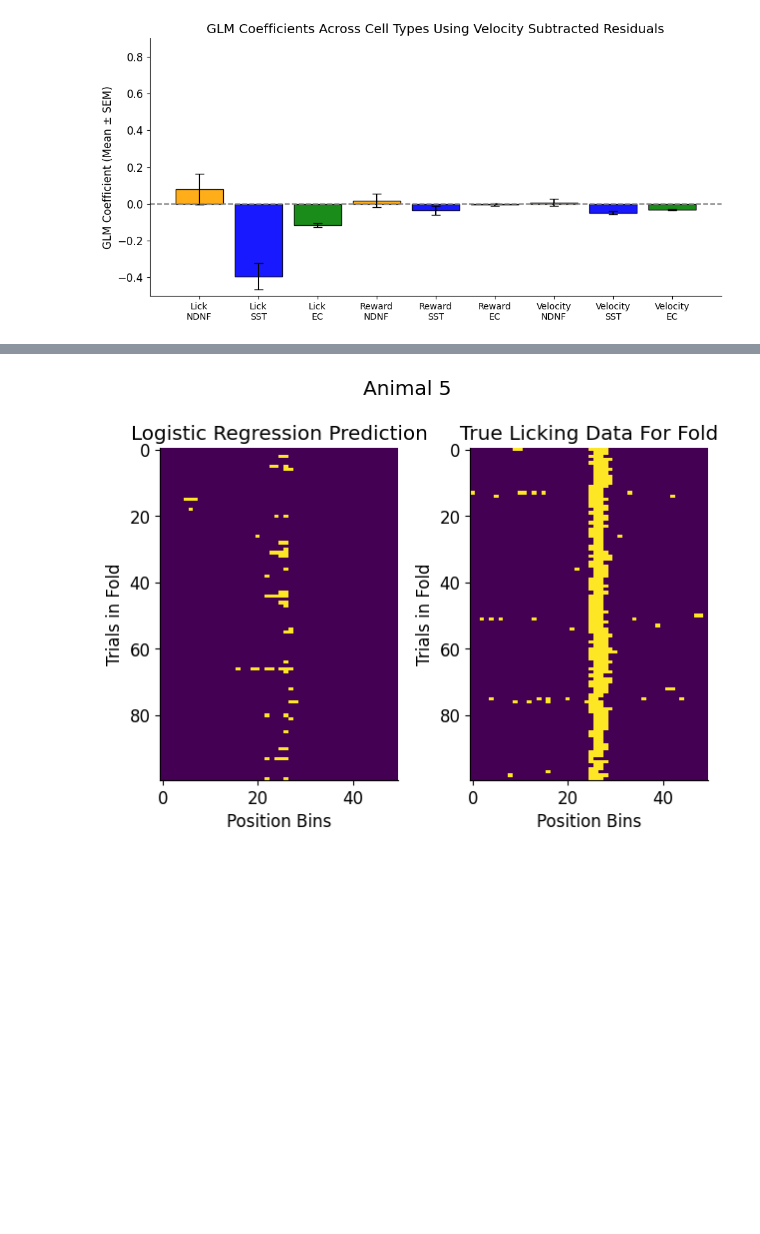
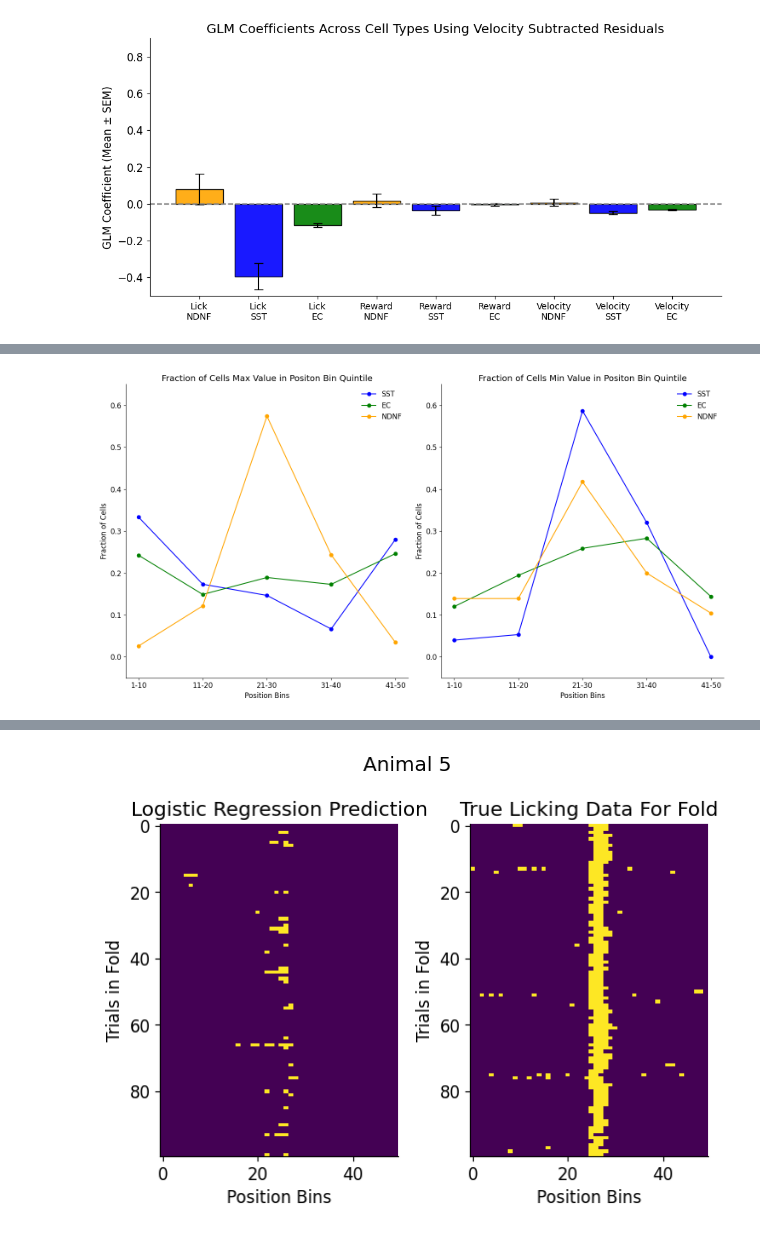
Before and after one commit to Milstein-Lab/CA1-interneuron-GLM, a Jupyter notebook: Clean_notebooks_to_date/finding_weights_over_NDNF.ipynb, the cells around one changed output, grey strips where cells are left out. Cells and saved outputs as stored; diff of their text form; code cells hidden in the pictures; blank space fills up the shorter version.

```diff
--- a/Clean_notebooks_to_date/finding_weights_over_NDNF.ipynb
+++ b/Clean_notebooks_to_date/finding_weights_over_NDNF.ipynb
@@ -570,0 +794,91 @@ NameError: name 'EC_GLM_models' is not defined
+# %%
+
+def get_argmin_argmax_data_binned(activity_dict_SST, cp_dict_SST, use_argmax=True, split_early_late=False, use_early=True):
+
+    """
+    params animal_average_selectivity_dict_SST_r: selectivity value for every cell in a dict
+    returns binned_data: the cells with selectiivty values that fit within each bin (percent of data)
+    """
+
+    count_0_10 = 0
+    count_10_20 = 0
+    count_20_30 = 0
+    count_30_40 = 0
+    count_40_50 = 0
+
+    tot_cells = 0
+
+    for idx, animal in enumerate(activity_dict_SST):
+        for idt, cell in enumerate(activity_dict_SST[animal]):
+            data = activity_dict_SST[animal][cell]
+            if split_early_late:
+                cp = cp_dict_SST[idx][idt]
+                e_cut = cp[0]
+                l_cut = cp[1]
+                if use_argmax:
+                    if use_early:
+                        SST_argmax = np.argmax(np.mean(data[:,:e_cut], axis=1))
+                    else:
+                        SST_argmax = np.argmax(np.mean(data[:,-l_cut:], axis=1))
+
+                else:
+                    if use_early:
+                        SST_argmax = np.argmin(np.mean(data[:,:e_cut], axis=1))
+                    else:
+                        SST_argmax = np.argmin(np.mean(data[:,-l_cut:], axis=1))
+
+            else:
+                if use_argmax:
+                    SST_argmax = np.argmax(np.mean(data, axis=1))
+                else:
+                    SST_argmax = np.argmin(np.mean(data, axis=1))
+
+            if SST_argmax <=9:
+                count_0_10+=1
+            elif 9 < SST_argmax <=19:
+                count_10_20+=1
+            elif 19 < SST_argmax <=29:
+                count_20_30+=1
+            elif 29 < SST_argmax <=39:
+                count_30_40+=1
+            elif 39 < SST_argmax <=49:
+                count_40_50+=1
+            tot_cells+=1
+
+    counts_array = np.array([count_0_10/tot_cells, count_10_20/tot_cells, count_20_30/tot_cells, count_30_40/tot_cells, count_40_50/tot_cells])
+    return counts_array
+
+binned_data_SST_argmax = get_argmin_argmax_data_binned(residual_activity_dict_SST, cp_dict_SST, use_argmax=True, split_early_late=False, use_early=True)
+binned_data_SST_argmin= get_argmin_argmax_data_binned(residual_activity_dict_SST, cp_dict_SST, use_argmax=False, split_early_late=False, use_early=True)
+
+binned_data_EC_argmax = get_argmin_argmax_data_binned(residual_activity_dict_EC, cp_dict_EC, use_argmax=True, split_early_late=False, use_early=True)
+binned_data_EC_argmin= get_argmin_argmax_data_binned(residual_activity_dict_EC, cp_dict_EC, use_argmax=False, split_early_late=False, use_early=True)
+
+binned_data_NDNF_argmax = get_argmin_argmax_data_binned(fixed_residual_activity_dict_NDNF_newest, cp_dict_NDNF, use_argmax=True, split_early_late=False, use_early=True)
+binned_data_NDNF_argmin= get_argmin_argmax_data_binned(fixed_residual_activity_dict_NDNF_newest, cp_dict_NDNF, use_argmax=False, split_early_late=False, use_early=True)
+
+fig, axs = plt.subplots(1,2, figsize=(15,8))
+axs[0].plot(binned_data_SST_argmax, color='b', label="SST", marker="o")
+axs[0].plot(binned_data_EC_argmax, color='green', label="EC", marker="o")
+axs[0].plot(binned_data_NDNF_argmax, color='orange', label="NDNF", marker="o")
+axs[0].set_ylabel("Fraction of Cells")
+axs[0].set_xlabel("Position Bins")
+axs[0].set_xticks(np.arange(5), ["1-10","11-20","21-30","31-40","41-50"])
+axs[0].set_title("Fraction of Cells Max Value in Positon Bin Quintile")
+axs[0].set_ylim(-0.05,0.65)
+axs[0].legend()
+
+axs[1].plot(binned_data_SST_argmin, color='b', label="SST", marker="o")
+axs[1].plot(binned_data_EC_argmin, color='green', label="EC", marker="o")
+axs[1].plot(binned_data_NDNF_argmin, color='orange', label="NDNF", marker="o")
+axs[1].set_ylabel("Fraction of Cells")
+axs[1].set_xlabel("Position Bins")
+axs[1].set_xticks(np.arange(5), ["1-10","11-20","21-30","31-40","41-50"])
+axs[1].set_title("Fraction of Cells Min Value in Positon Bin Quintile")
+axs[1].set_ylim(-0.05,0.65)
+axs[1].legend()
+
+plt.tight_layout()
+plt.show()
+# %% [output]
+[figure, added]
```
Also changed, not shown: parts of 12 cells of this notebook.
